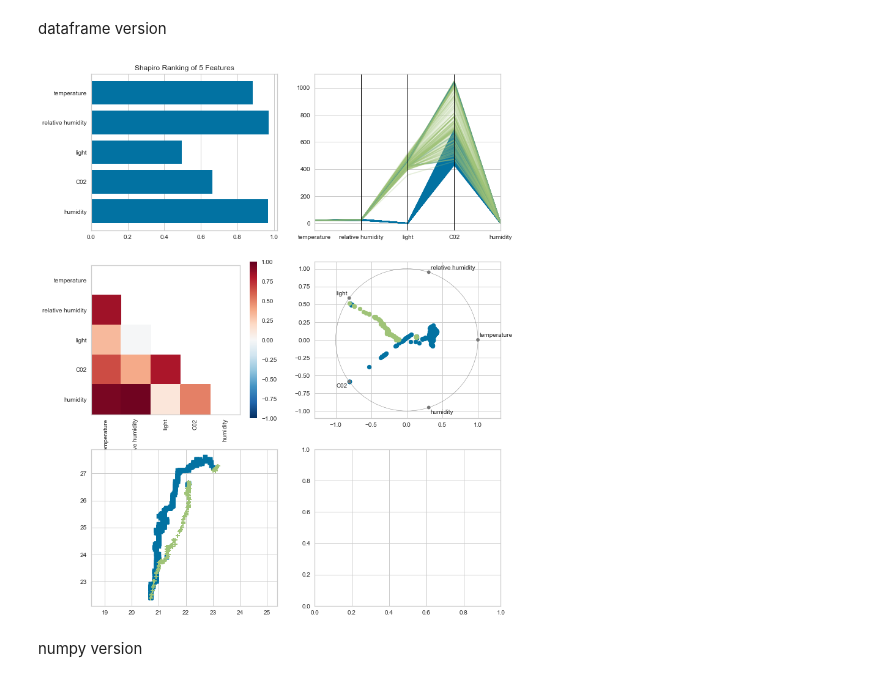
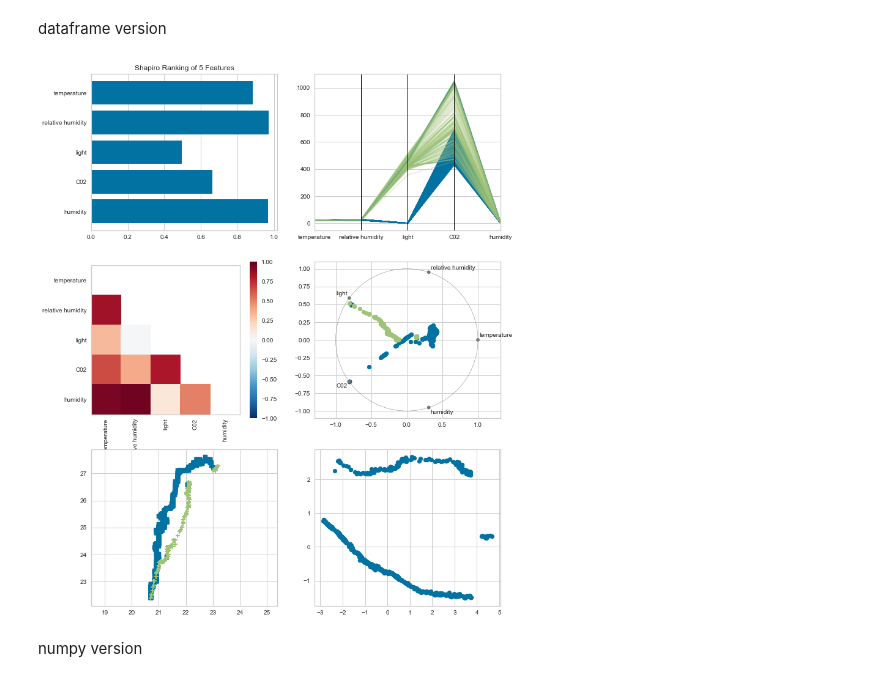
Before and after one commit to DistrictDataLabs/yellowbrick, a Jupyter notebook: examples/pbs929/features-pipeline.ipynb, the cells around one changed output. Saved outputs shown, nothing was run; the diff lists cells and outputs as text; code cells hidden in the pictures.

Commit message:
update PCADecomposition inheritance pattern

```diff
--- a/examples/pbs929/features-pipeline.ipynb
+++ b/examples/pbs929/features-pipeline.ipynb
@@ -88,16 +89,17 @@ dataframe version
 # %%
 fig, ax = plt.subplots(3, 2, figsize=[12, 16])
 pl = VisualPipeline([
     ('rank1d', Rank1D(features=features, ax=ax[0,0])),
     ('rank2d', Rank2D(features=features, ax=ax[1,0])),
     ('pcoords', ParallelCoordinates(features=features, classes=classes, ax=ax[0,1])),
     ('radviz', RadViz(features=features, classes=classes, ax=ax[1,1])),
     ('scatter', ScatterViz(features=features[:2], classes=classes, ax=ax[2,0])),
-#     ('joinplot', JointPlotVisualizer(feature=features[0], cvax=ax[2,1])),
+#     ('joinplot', JointPlotVisualizer(feature=features[0], ax=ax[2,1])),
+    ('pca', PCADecomposition(ax=ax[2,1]))
 ])
 pl.fit_transform_poof(X, y);
 # %% [output]
-[figure, old version]
+[figure, new version]
 # %% [markdown]
 numpy version
 # %%
```
Also changed, not shown: parts of 2 cells of this notebook, 1 other file.
